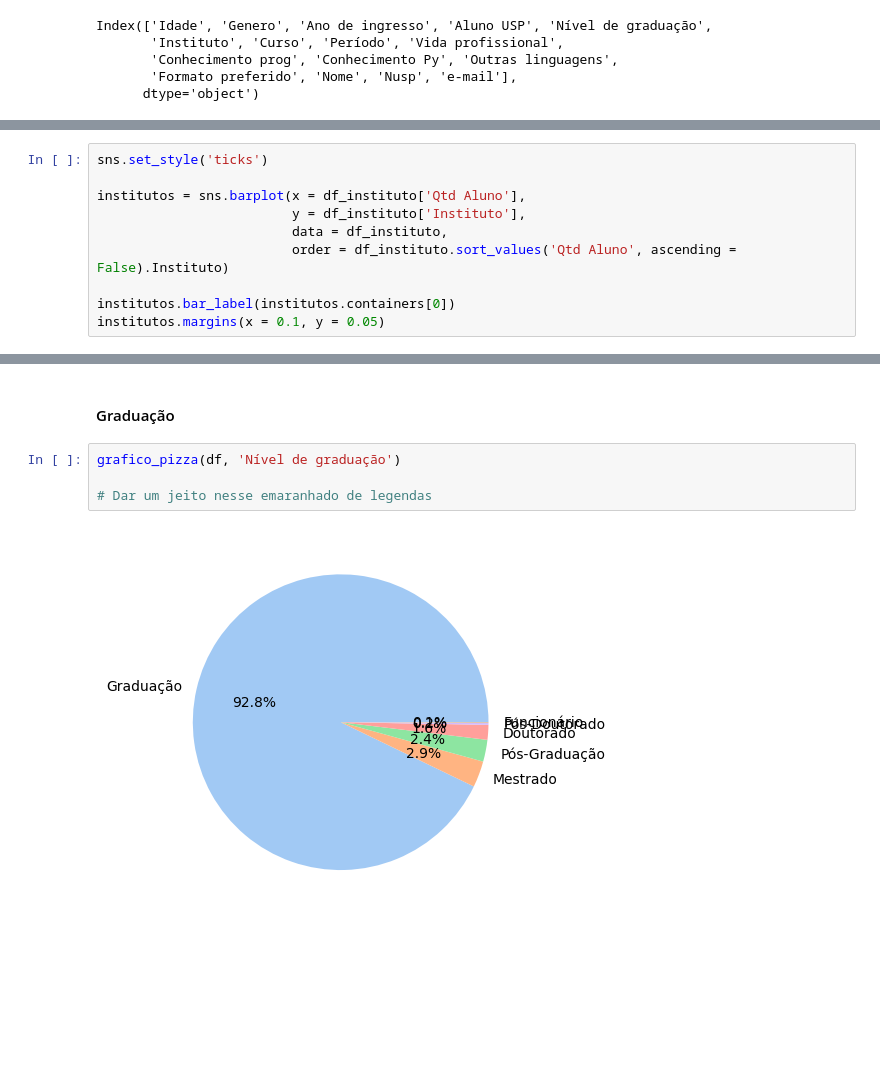
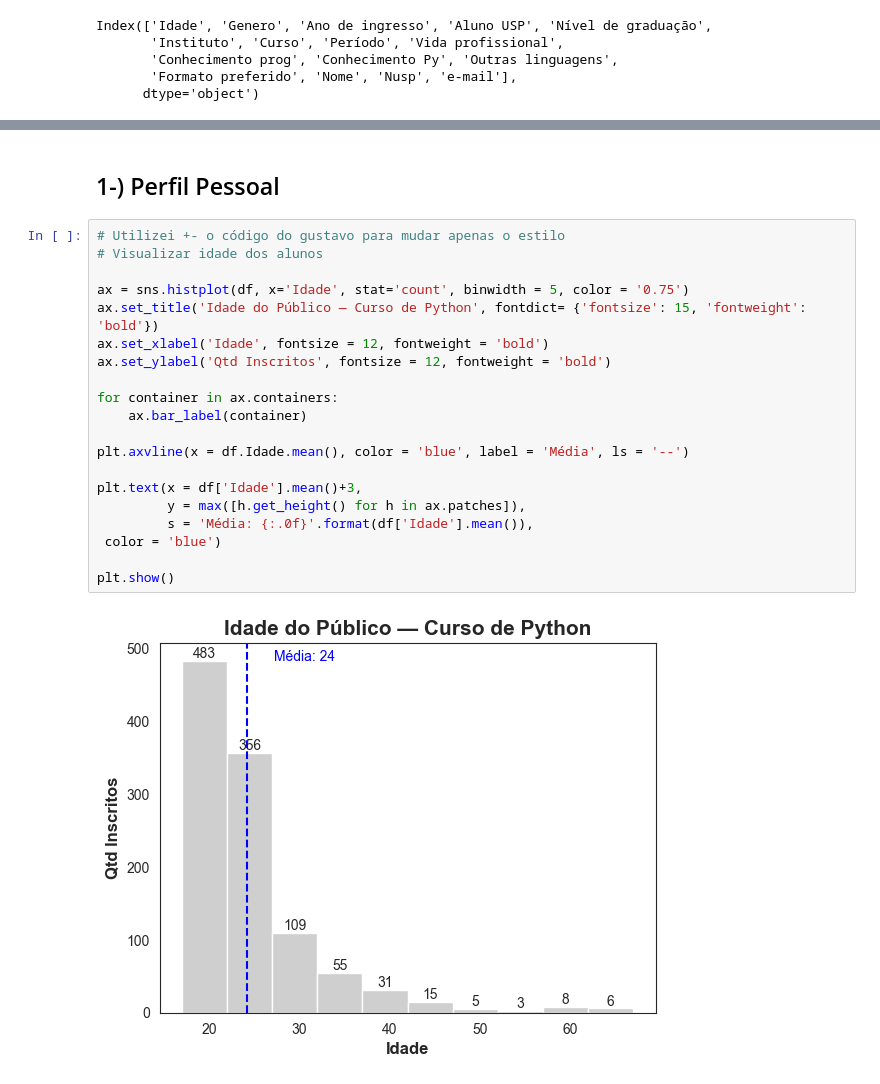
Before and after one commit to anoca-cs/FEA.DEV, a Jupyter notebook: Random/Python course to USP.ipynb, the cells around one changed output, grey strips where cells are left out. Drawn from its saved outputs; the diff is of its cells as text; blank space fills up the shorter version.

```diff
--- a/Random/Python course to USP.ipynb
+++ b/Random/Python course to USP.ipynb
@@ -116,10 +88,0 @@ df_instituto.sort_values('Qtd Aluno', ascending = False)
-# %%
-sns.set_style('ticks')
-
-institutos = sns.barplot(x = df_instituto['Qtd Aluno'],
-                         y = df_instituto['Instituto'],
-                         data = df_instituto,
-                         order = df_instituto.sort_values('Qtd Aluno', ascending = False).Instituto)
-
-institutos.bar_label(institutos.containers[0])
-institutos.margins(x = 0.1, y = 0.05)
@@ -229,8 +89,24 @@ plt.show()
-# %% [markdown]
-#### Graduação
-# %%
-grafico_pizza(df, 'Nível de graduação')
-
-# Dar um jeito nesse emaranhado de legendas
-# %% [output]
-[figure, removed]
+# %% [markdown]
+## 1-) Perfil Pessoal
+# %%
+# Utilizei +- o código do gustavo para mudar apenas o estilo
+# Visualizar idade dos alunos
+
+ax = sns.histplot(df, x='Idade', stat='count', binwidth = 5, color = '0.75')
+ax.set_title('Idade do Público — Curso de Python', fontdict= {'fontsize': 15, 'fontweight': 'bold'})
+ax.set_xlabel('Idade', fontsize = 12, fontweight = 'bold')
+ax.set_ylabel('Qtd Inscritos', fontsize = 12, fontweight = 'bold')
+
+for container in ax.containers:
+    ax.bar_label(container)
+
+plt.axvline(x = df.Idade.mean(), color = 'blue', label = 'Média', ls = '--')
+
+plt.text(x = df['Idade'].mean()+3,
+         y = max([h.get_height() for h in ax.patches]),
+         s = 'Média: {:.0f}'.format(df['Idade'].mean()),
+ color = 'blue')
+
+plt.show()
+# %% [output]
+[figure, added]
```
Also changed, not shown: parts of 33 cells of this notebook.
